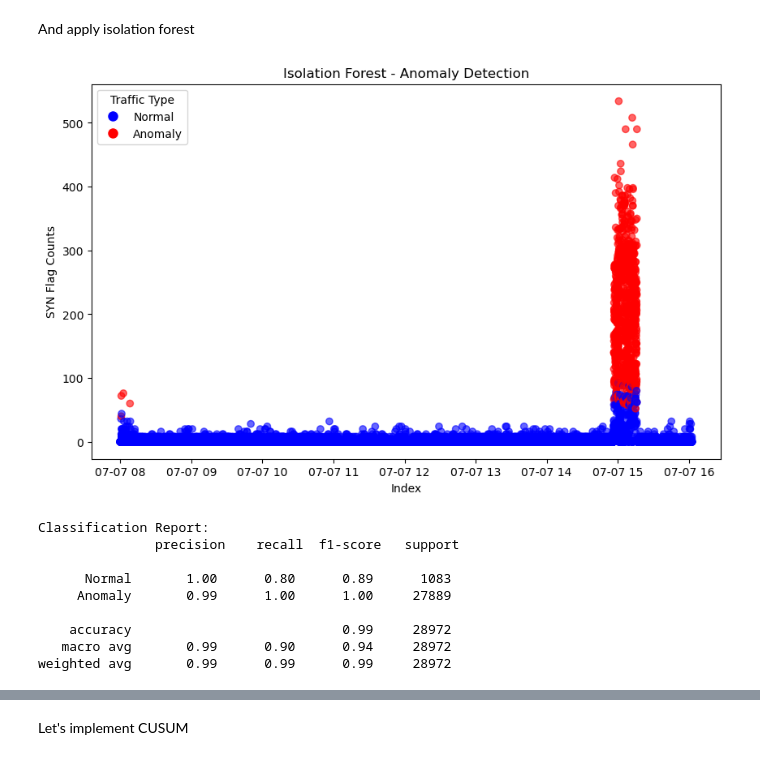
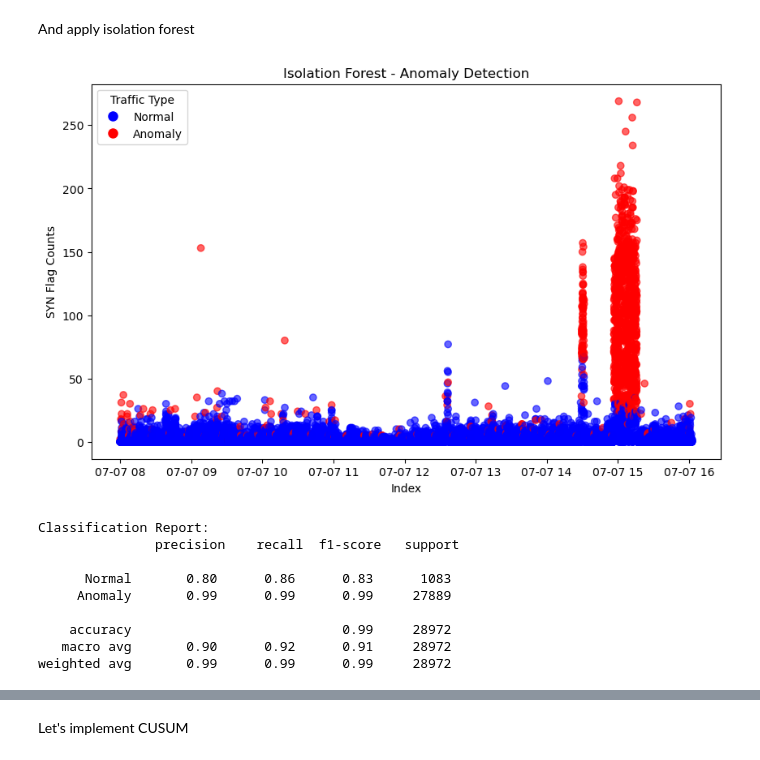
Before and after one commit to kotvytskyi/ids, a Jupyter notebook: ids-poc.ipynb, the cells around one changed output, grey strips where cells are left out. Cells and saved outputs as stored; diff of their text form; code cells hidden in the pictures.

```diff
--- a/ids-poc.ipynb
+++ b/ids-poc.ipynb
@@ -14,6 +14,7 @@ pd.set_option('display.width', 1000)  # Adjusts the display width to fit more co
 def load_data(file_path, label):
     df = pd.read_csv(file_path)
     df['label'] = label
+    df['requests_rate'] = 1
     return df
 
 # Example usage
@@ -52,2 +53,2 @@ plt.show()
 # %%
-features = ['syn_flag_counts', 'rst_flag_counts', 'ack_flag_counts', 'duration']
+features = ['syn_flag_counts', 'rst_flag_counts', 'ack_flag_counts', 'duration', 'packets_count', 'fwd_packets_count', 'bwd_packets_count', 'unique_dst_ports', 'unique_src_ips', 'bytes_rate', 'packets_rate', 'requests_rate']
@@ -68,3 +55,28 @@ ddos_subnet_agg = ddos_subnet.resample('1s').agg({
+# %%
+aggregations = {
+    'syn_flag_counts': 'sum',         # Total SYN packets in 1s
+    'rst_flag_counts': 'sum',         # Total RST packets in 1s
+    'ack_flag_counts': 'sum',         # Total ACK packets in 1s
+    'duration': 'mean',               # Avg duration of connections
+    'packets_count': 'sum',           # Total packets per second
+    'fwd_packets_count': 'sum',       # Total forward packets
+    'bwd_packets_count': 'sum',       # Total backward packets
+    'dst_port': 'nunique',            # Unique destination ports per second (Port Scan)
+    'src_ip': 'nunique',              # Unique source IPs per second
+    'bytes_rate': 'mean',             # Avg bytes per second
+    'packets_rate': 'mean',           # Avg packets per second,
+    'requests_rate': 'count'          # Number of requests per aggregation period (1s by default)
+}
+
+bening_subnet_agg = bening_subnet.resample('1s').agg(aggregations).rename(columns={
+    'dst_port': 'unique_dst_ports',
+    'src_ip': 'unique_src_ips'
+})
+
+ddos_subnet_agg = ddos_subnet.resample('1s').agg(aggregations).rename(columns={
+    'dst_port': 'unique_dst_ports',
+    'src_ip': 'unique_src_ips'
+})
 # %%
 
 for feature in features:
@@ -98,12 +118,10 @@ friday_data['datetime'] = pd.to_datetime(friday_data['timestamp'])
 friday_data.set_index('datetime', inplace=True)
 friday_data.sort_index(inplace=True)
 
-friday_data_agg = friday_data.resample('1s').agg({
-    'syn_flag_counts': 'sum',
-    'rst_flag_counts': 'sum',
-    'ack_flag_counts': 'sum',
-    'duration': 'mean',
-    'label': lambda x: 0 if x.eq('benign').all() else 1
+aggregations['label'] = lambda x: 0 if x.eq('benign').all() else 1
+friday_data_agg = friday_data.resample('1s').agg(aggregations).rename(columns={
+    'dst_port': 'unique_dst_ports',
+    'src_ip': 'unique_src_ips'
 })
 
 print(f"There are {friday_data_agg['label'].nunique()} unique labels")
@@ -117,36 +135,36 @@ import matplotlib.colors as mcolors
 
 X = friday_data_agg[features]
 y = friday_data_agg['label']
 
-model = IsolationForest(contamination=0.03, random_state=42)
+model = IsolationForest(contamination=0.04, random_state=42)
 
 anomaly_score = model.fit_predict(X)
 
 X[anomaly_score == -1].index
 
 
 # Define colors manually
 colors = np.where(anomaly_score == -1, 'red', 'blue')  # Red for anomalies, blue for normal
 
 # Create scatter plot
 plt.figure(figsize=(10, 6))
-scatter = plt.scatter(X.index, X['syn_flag_counts'], c=colors, alpha=0.6)
+scatter = plt.scatter(X.index, X['requests_rate'], c=colors, alpha=0.6)
 
 # Manually create legend
 handles = [
     plt.Line2D([0], [0], marker='o', color='w', markerfacecolor='blue', markersize=10, label="Normal"),
     plt.Line2D([0], [0], marker='o', color='w', markerfacecolor='red', markersize=10, label="Anomaly")
 ]
 
 plt.xlabel("Index")
 plt.ylabel("SYN Flag Counts")
 plt.title("Isolation Forest - Anomaly Detection")
 plt.legend(handles=handles, title="Traffic Type")
 
 # Show the plot
 plt.show()
 # %% [output]
-[figure, old version]
+[figure, new version]
 # %%
 y_true = np.where(y == 0, 1, -1)
 print("\nClassification Report:\n", classification_report(y_true, anomaly_score, target_names=["Normal", "Anomaly"]))
@@ -154,11 +172,11 @@ print("\nClassification Report:\n", classification_report(y_true, anomaly_score,
 Classification Report:
                precision    recall  f1-score   support
 
-      Normal       1.00      0.80      0.89      1083
-     Anomaly       0.99      1.00      1.00     27889
+      Normal       0.80      0.86      0.83      1083
+     Anomaly       0.99      0.99      0.99     27889
 
     accuracy                           0.99     28972
-   macro avg       0.99      0.90      0.94     28972
+   macro avg       0.90      0.92      0.91     28972
 weighted avg       0.99      0.99      0.99     28972
 # %%
 from sklearn.metrics import precision_recall_fscore_support
```
Also changed, not shown: parts of 6 cells of this notebook.
